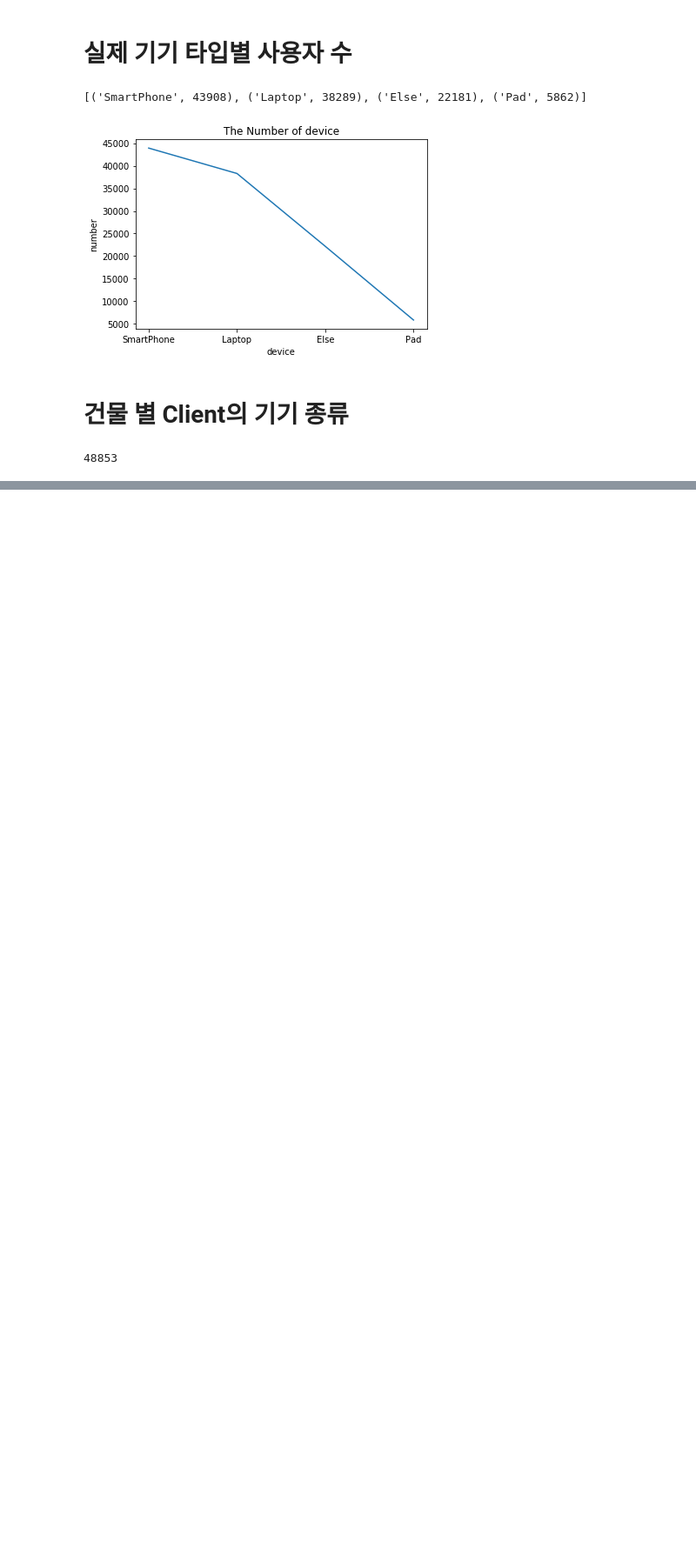
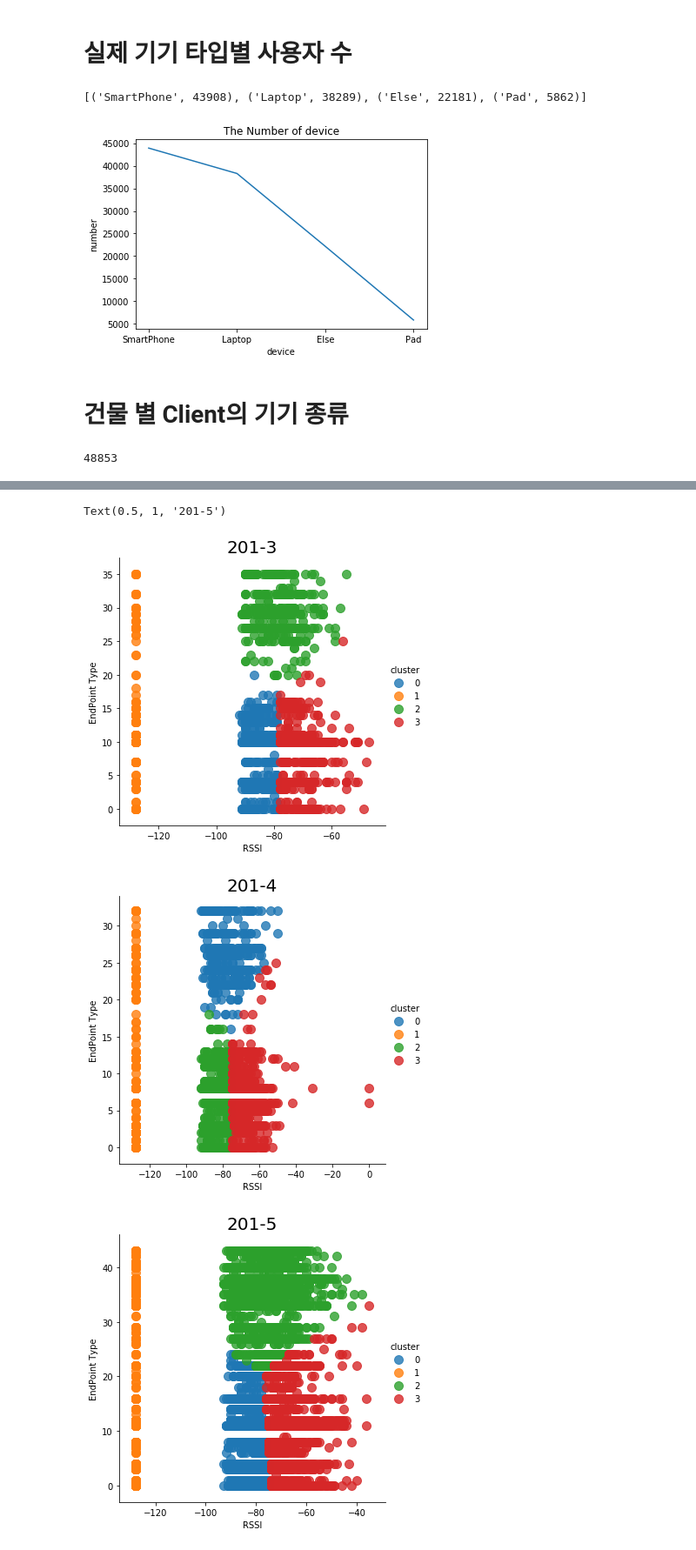
Before and after one commit to leeEunJooo/NetworkAssociation, a Jupyter notebook: view_data-huiung.ipynb, the cells around one changed output, grey strips where cells are left out. Shown at 87% size. Cells and saved outputs as stored; diff of their text form; code cells hidden in the pictures; blank space fills up the shorter version.

Commit message:
clustering
clustering

```diff
--- a/view_data-huiung.ipynb
+++ b/view_data-huiung.ipynb
@@ -228,0 +213,24 @@ data[['Client.1', 'Client.8']][:1100]
+# %%
+#x_columns = ['Utilization.8', 'endlabel']
+x_columns = ['Utilization.6','endlabel']
+
+model1 = KMeans(n_clusters=4, random_state=0, n_init=100)  # k개 클러스터로 모델 생성
+cluster_labels1 = model1.fit_predict(data1[x_columns][1:]) # X컬럼으로 지정된 필드값으로 피팅
+
+zero = [0 for _ in range(1850)]
+data1['cluster'] = np.array(np.array(zero))
+data1['cluster'][1:] = cluster_labels1
+
+model2 = KMeans(n_clusters=4, random_state=0, n_init=100)  # k개 클러스터로 모델 생성
+cluster_labels2 = model2.fit_predict(data2[x_columns][1:]) # X컬럼으로 지정된 필드값으로 피팅
+
+zero = [0 for _ in range(2341)]
+data2['cluster'] = np.array(np.array(zero))
+data2['cluster'][1:] = cluster_labels2
+
+model3 = KMeans(n_clusters=4, random_state=0, n_init=100)  # k개 클러스터로 모델 생성
+cluster_labels3 = model3.fit_predict(data3[x_columns][1:]) # X컬럼으로 지정된 필드값으로 피팅
+
+zero = [0 for _ in range(11450)]
+data3['cluster'] = np.array(np.array(zero))
+data3['cluster'][1:] = cluster_labels3
@@ -228,0 +249,23 @@ data[['Client.1', 'Client.8']][:1100]
+# %%
+g1 = sns.lmplot('Utilization.6', 'endlabel', data=data1[1:], fit_reg = False,
+         scatter_kws={"s":100}, hue='cluster')
+
+g1.set_axis_labels("RSSI", "EndPoint Type")
+plt.title('201-3', size=20)
+
+g2 = sns.lmplot('Utilization.6', 'endlabel', data=data2[1:], fit_reg = False,
+         scatter_kws={"s":100}, hue='cluster')
+
+g2.set_axis_labels("RSSI", "EndPoint Type")
+plt.title('201-4', size=20)
+
+g3 = sns.lmplot('Utilization.6', 'endlabel', data=data3[1:], fit_reg = False,
+         scatter_kws={"s":100}, hue='cluster')
+
+g3.set_axis_labels("RSSI", "EndPoint Type")
+plt.title('201-5', size=20)
+# %% [output]
+Text(0.5, 1, '201-5')
+[figure, added]
+[figure, added]
+[figure, added]
```
Also changed, not shown: parts of 15 cells of this notebook.
